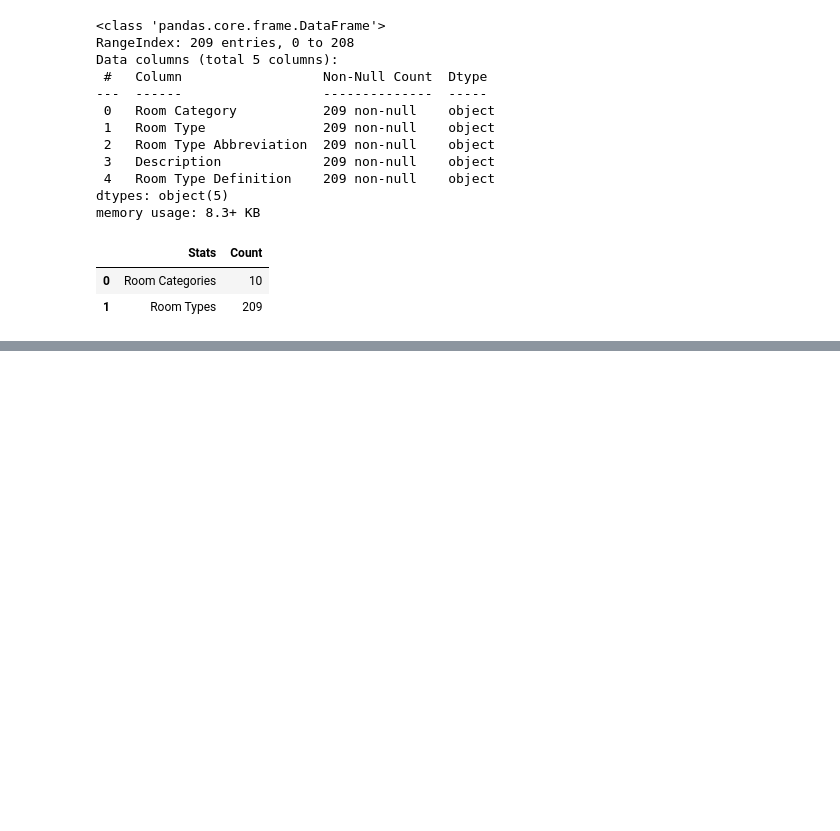
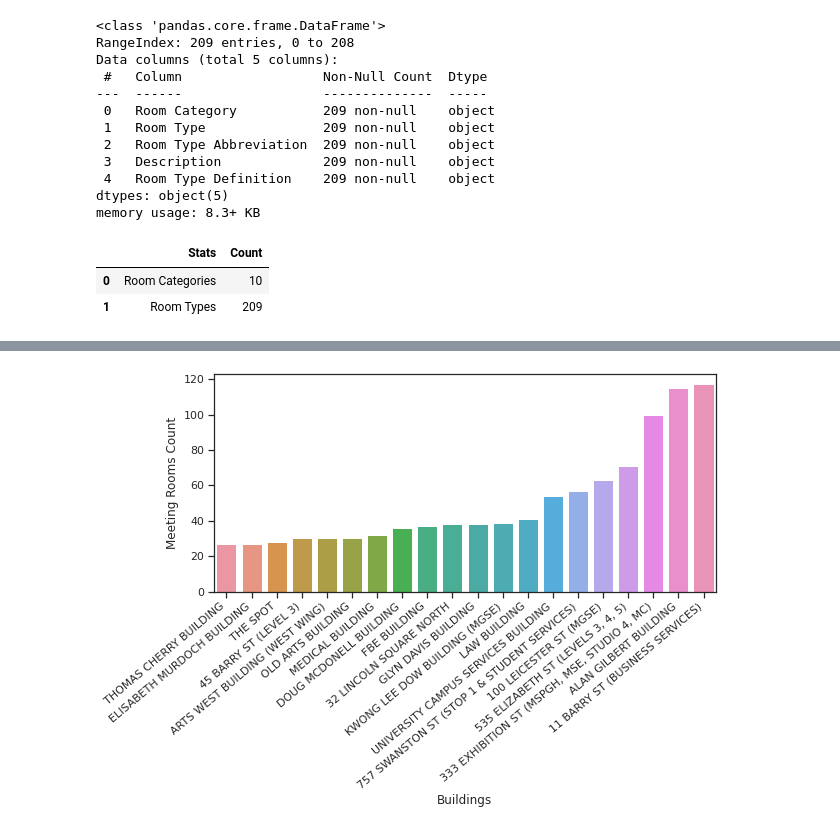
Before and after one commit to abhinavcreed13/project-space-optimisation-group-3, a Jupyter notebook: notebooks/exploratory-data-analysis.ipynb, the cells around one changed output, grey strips where cells are left out. Cells and saved outputs as stored; diff of their text form; code cells hidden in the pictures; blank space fills up the shorter version.

```diff
--- a/notebooks/exploratory-data-analysis.ipynb
+++ b/notebooks/exploratory-data-analysis.ipynb
@@ -393,0 +423,3 @@ rm_category_type_df[rm_category_type_df['Room Type Definition'].str.contains("me
+# %%
+possible_meeting_rooms_df = uom_space_df_parkville[uom_space_df_parkville['Room Type'].isin(meeting_room_types)]
+possible_meeting_rooms_df
@@ -393,0 +440,4 @@ rm_category_type_df[rm_category_type_df['Room Type Definition'].str.contains("me
+# %%
+gdf1 = possible_meeting_rooms_df.groupby(by=['Building Code','Building Name'], as_index=False).agg({'Room Code':pd.Series.nunique})
+gdf1.sort_values(by=['Room Code'], inplace=True)
+gdf1
@@ -393,0 +458,9 @@ rm_category_type_df[rm_category_type_df['Room Type Definition'].str.contains("me
+# %%
+# Top 20 buildings with the highest number of meeting rooms
+plt.figure(figsize=(9,4))
+ax = sns.barplot(x="Building Name", y='Room Code', data=gdf1.tail(20));
+ax.set_xticklabels(ax.get_xticklabels(), rotation=40, ha="right")
+ax.set(xlabel='Buildings', ylabel='Meeting Rooms Count')
+plt.show()
+# %% [output]
+[figure, added]
```
Also changed, not shown: parts of 10 cells of this notebook.
